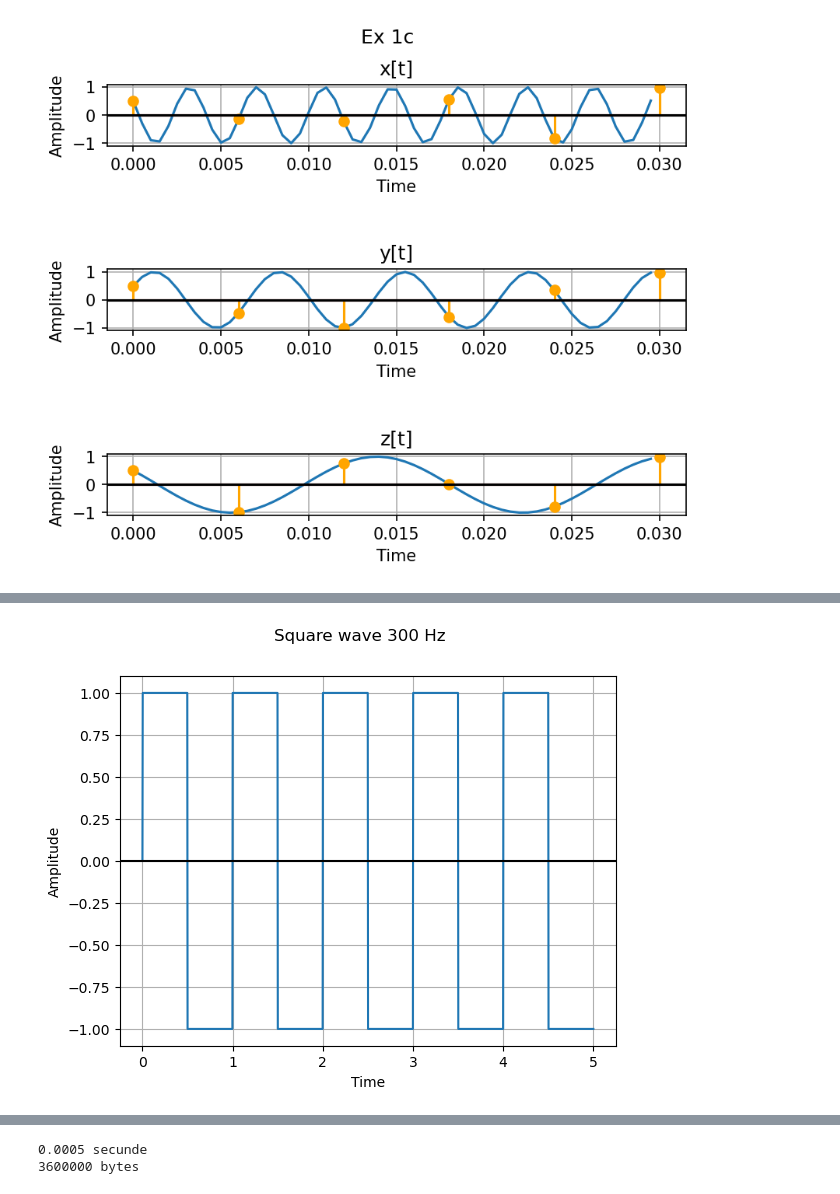
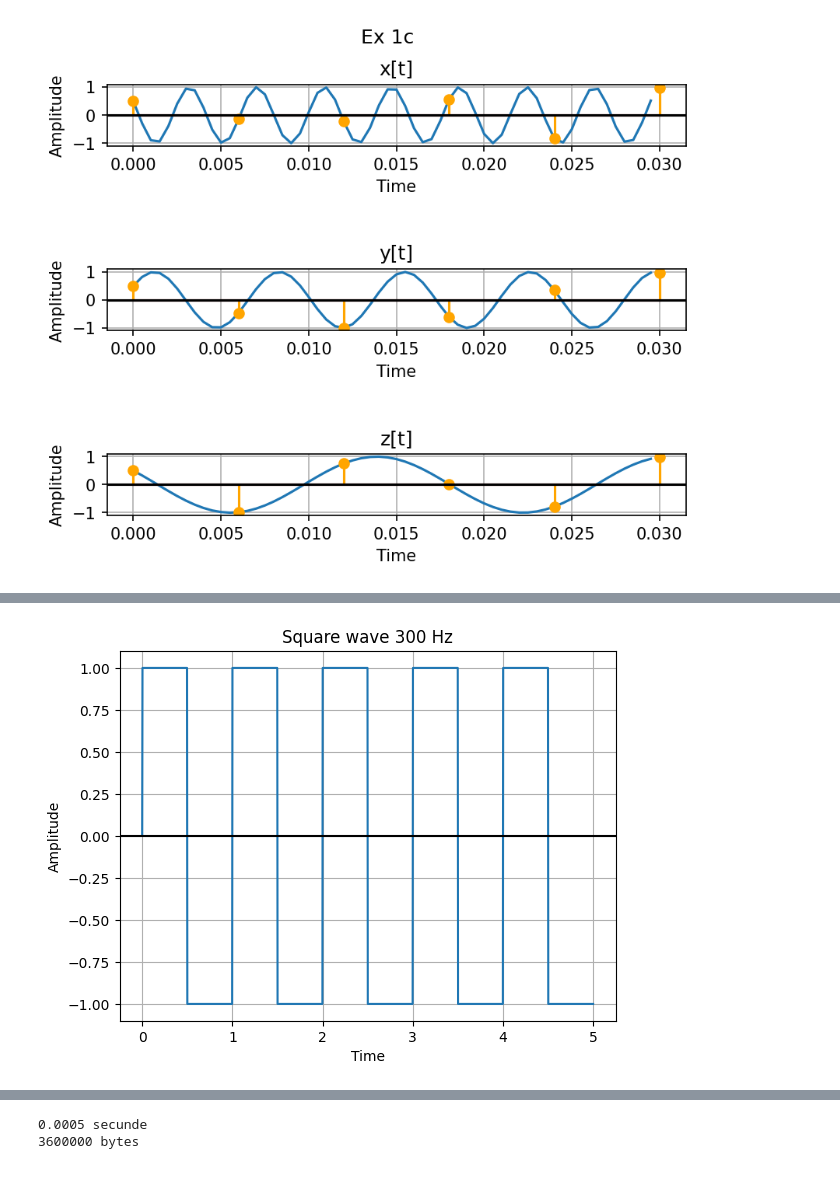
Before and after one commit to lucaion/ProcesareaSemnalelor, a Jupyter notebook: Laborator 1/Lab1 - rezolvari.ipynb, the cells around one changed output, grey strips where cells are left out. Saved outputs shown, nothing was run; the diff lists cells and outputs as text; code cells hidden in the pictures.

```diff
--- a/Laborator 1/Lab1 - rezolvari.ipynb
+++ b/Laborator 1/Lab1 - rezolvari.ipynb
@@ -124,16 +122,16 @@ plt.show()
 # %%
 #d
 t = np.linspace(0, 5, 5 * 300)
 x = np.sign(np.sin(2 * np.pi * t))
-plt.suptitle('Square wave 300 Hz')
+plt.title('Square wave 300 Hz')
 plt.xlabel("Time")
 plt.ylabel("Amplitude")
 plt.plot(t,x)
 plt.grid(True)
 plt.axhline(y=0, color='black')
 plt.show()
 # %% [output]
-[figure, old version]
+[figure, new version]
 # %%
 #e
 x = np.random.rand(128, 128)
```
Also changed, not shown: parts of 6 cells of this notebook, 1 other file.
